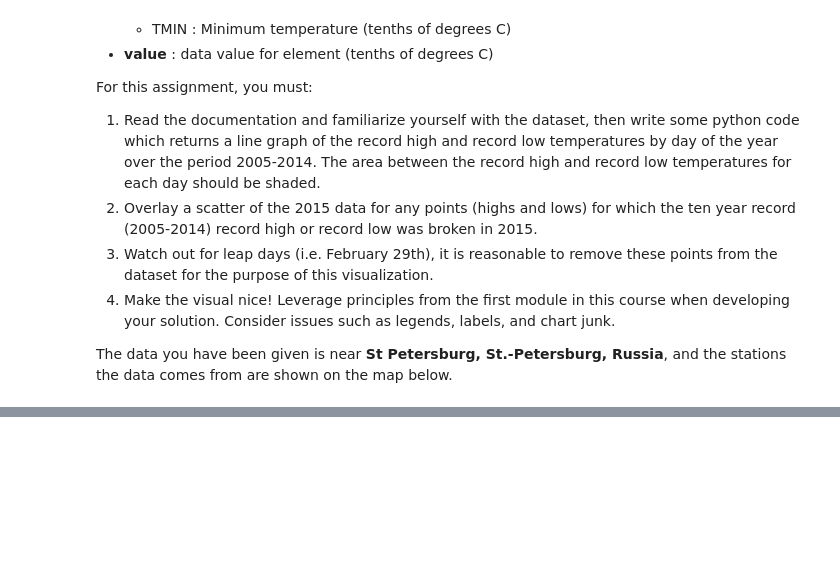
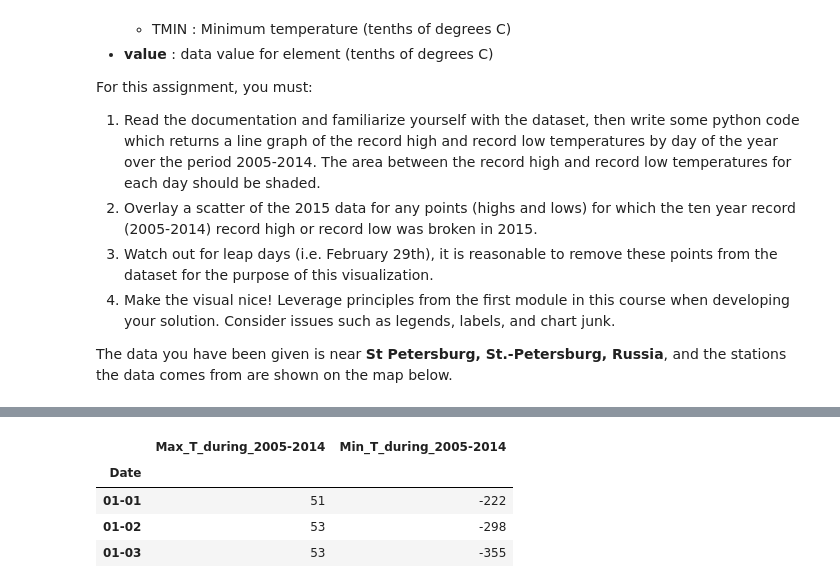
Before and after one commit to sersavn/Coursera-applied-data-science-with-python-specialization, a Jupyter notebook: Course2/Assignment2.ipynb, the cells around one changed output, grey strips where cells are left out. Cells and saved outputs as stored; diff of their text form; code cells hidden in the pictures; blank space fills up the shorter version.

```diff
--- a/Course2/Assignment2.ipynb
+++ b/Course2/Assignment2.ipynb
@@ -56,19 +75,27 @@ print(df2)
 # %%
+pd.options.mode.chained_assignment = None #https://stackoverflow.com/questions/20625582/how-to-deal-with-settingwithcopywarning-in-pandas
+
 def df2005_2014():
     df2005_2014 = df2[df2.Year != '2015']
     df2005_2014.drop(['Element'],axis = 1,inplace = True)
     df2005_2014min = df2005_2014.groupby(['Date']).min()
     df2005_2014max = df2005_2014.groupby(['Date']).max()
     df2005_2014min = df2005_2014min.rename(columns={"Data_Value": "Min_T"})
     df2005_2014max = df2005_2014max.rename(columns={"Data_Value": "Max_T"})
     df2005_2014 = pd.concat([df2005_2014max,df2005_2014min],axis = 1)
     df2005_2014.drop(['Year'],axis = 1,inplace = True)
     df2005_2014 = df2005_2014[df2005_2014.index != '02-29']
     df2005_2014.rename(columns={'Min_T': 'Min_T_during_2005-2014', 'Max_T': 'Max_T_during_2005-2014'}, inplace = True)
 
     return df2005_2014
 
 df2005_2014().head(3)
+# %% [output]
+|  | Max_T_during_2005-2014 | Min_T_during_2005-2014 |
+| Date |  |  |
+| 01-01 | 51 | -222 |
+| 01-02 | 53 | -298 |
+| 01-03 | 53 | -355 |
 # %%
 def df2015():
     df2015 = df2[df2.Year == '2015']
```
Also changed, not shown: parts of 5 cells of this notebook, 16 other files.
